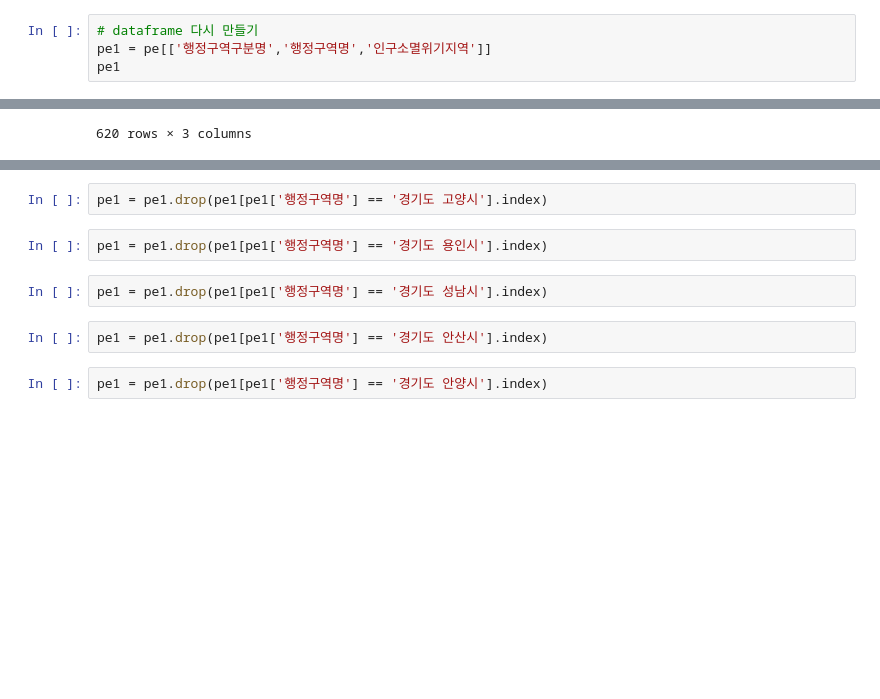
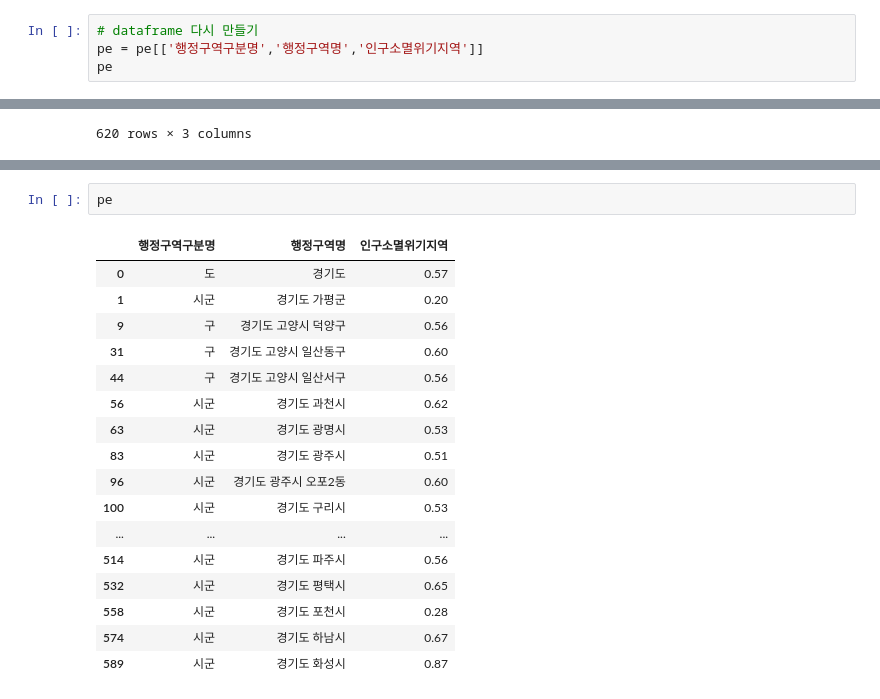
Before and after one commit to wowgang/DataAnalysis_Lecture-2023.04, a Jupyter notebook: 02.Pandas/98.인구소멸.ipynb, the cells around one changed output, grey strips where cells are left out. Cells and saved outputs as stored; diff of their text form; blank space fills up the shorter version.

```diff
--- a/02.Pandas/98.인구소멸.ipynb
+++ b/02.Pandas/98.인구소멸.ipynb
@@ -52,8 +52,8 @@ Index(['연도', '월', '행정구역구분명', '행정구역명', '총 인구
 pe['인구소멸위기지역'] = ((pe['20~29세 (여)']+pe['30~39세 (여)']) / (pe['60~69세']+pe['70~79세']+pe['80~89세']+pe['90~99세']+pe['100세 이상'])).round(2)
 # %%
 # dataframe 다시 만들기
-pe1 = pe[['행정구역구분명','행정구역명','인구소멸위기지역']]
-pe1
+pe = pe[['행정구역구분명','행정구역명','인구소멸위기지역']]
+pe
 # %% [output]
 |  | 행정구역구분명 | 행정구역명 | 인구소멸위기지역 |
 | 0 | 도 | 경기도 | 0.57 |
@@ -123,12 +125,22 @@ pe1 = pe1.drop(pe1[pe1['행정구역명'] == '경기도 수원시'].index)
-# %%
-pe1 = pe1.drop(pe1[pe1['행정구역명'] == '경기도 고양시'].index)
-# %%
-pe1 = pe1.drop(pe1[pe1['행정구역명'] == '경기도 용인시'].index)
-# %%
-pe1 = pe1.drop(pe1[pe1['행정구역명'] == '경기도 성남시'].index)
-# %%
-pe1 = pe1.drop(pe1[pe1['행정구역명'] == '경기도 안산시'].index)
-# %%
-pe1 = pe1.drop(pe1[pe1['행정구역명'] == '경기도 안양시'].index)
+# %%
+pe
+# %% [output]
+|  | 행정구역구분명 | 행정구역명 | 인구소멸위기지역 |
+| 0 | 도 | 경기도 | 0.57 |
+| 1 | 시군 | 경기도 가평군 | 0.20 |
+| 9 | 구 | 경기도 고양시 덕양구 | 0.56 |
+| 31 | 구 | 경기도 고양시 일산동구 | 0.60 |
+| 44 | 구 | 경기도 고양시 일산서구 | 0.56 |
+| 56 | 시군 | 경기도 과천시 | 0.62 |
+| 63 | 시군 | 경기도 광명시 | 0.53 |
+| 83 | 시군 | 경기도 광주시 | 0.51 |
+| 96 | 시군 | 경기도 광주시 오포2동 | 0.60 |
+| 100 | 시군 | 경기도 구리시 | 0.53 |
+| ... | ... | ... | ... |
+| 514 | 시군 | 경기도 파주시 | 0.56 |
+| 532 | 시군 | 경기도 평택시 | 0.65 |
+| 558 | 시군 | 경기도 포천시 | 0.28 |
+| 574 | 시군 | 경기도 하남시 | 0.67 |
+| 589 | 시군 | 경기도 화성시 | 0.87 |
 # %%
 # 경기도 삭제
```
Also changed, not shown: parts of 13 cells of this notebook.
